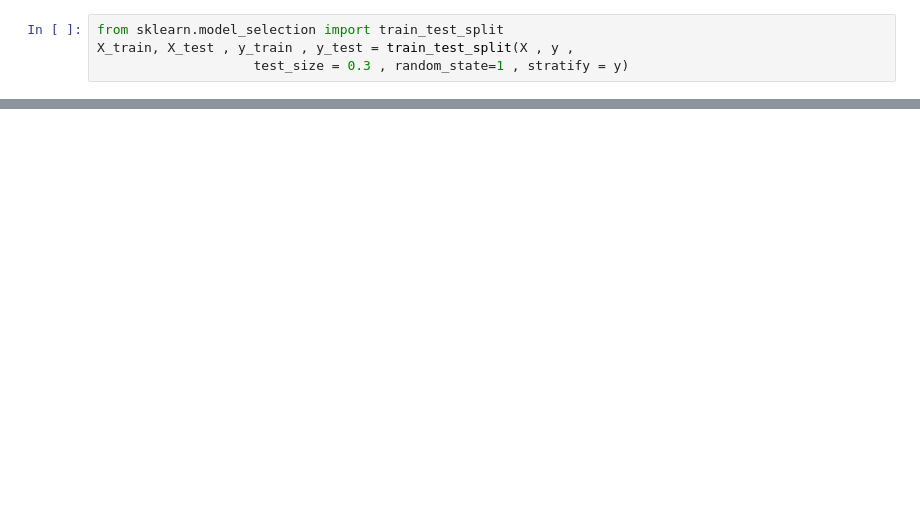
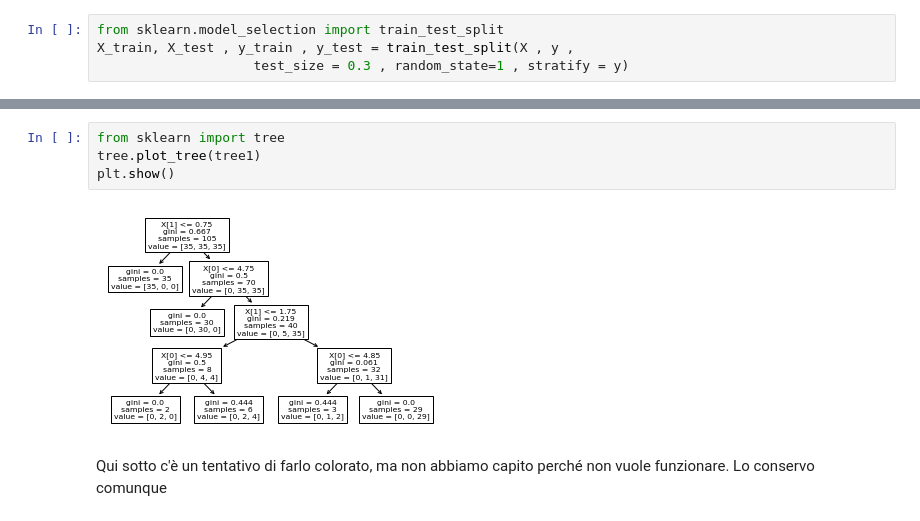
Before and after one commit to Gss4C/Corso_ML, a Jupyter notebook: decision_tree_1.ipynb, the cells around one changed output, grey strips where cells are left out. Saved outputs shown, nothing was run; the diff lists cells and outputs as text; blank space fills up the shorter version.

```diff
--- a/decision_tree_1.ipynb
+++ b/decision_tree_1.ipynb
@@ -30,0 +31,8 @@ plt.show()
+# %%
+from sklearn import tree
+tree.plot_tree(tree1)
+plt.show()
+# %% [output]
+[figure, added]
+# %% [markdown]
+Qui sotto c'è un tentativo di farlo colorato, ma non abbiamo capito perché non vuole funzionare. Lo conservo comunque
```
Also changed, not shown: parts of 3 cells of this notebook, 3 other files.
